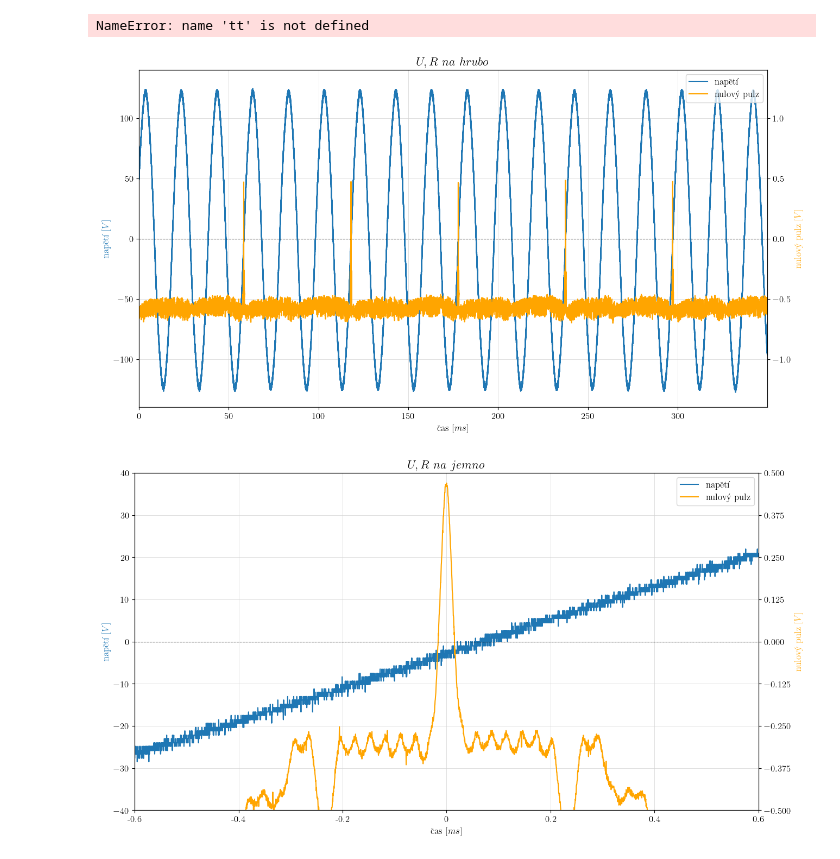
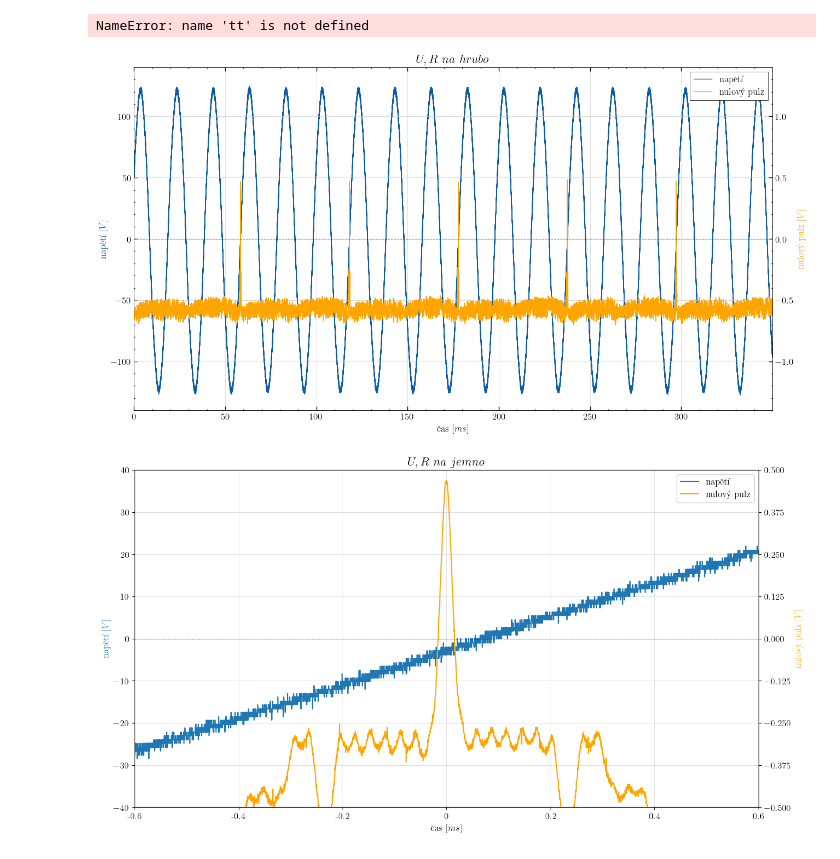
Before and after one commit to Buldadavid/plot, a Jupyter notebook: ERN_NEW_LATEX.ipynb, the cells around one changed output. Cells and saved outputs as stored; diff of their text form; code cells hidden in the pictures.

```diff
--- a/ERN_NEW_LATEX.ipynb
+++ b/ERN_NEW_LATEX.ipynb
@@ -5,11 +5,7 @@ import csv
 import scipy
 from scipy.signal import find_peaks
 
-plt.rcParams.update({
-    "text.usetex": True,
-    'font.family':'serif',
-    'font.size': 12
-})
+plt.style.use('moje.mplstyle')
 # %%
 UR = np.genfromtxt("/home/david/Dokumenty/oscil/test-ur.csv", delimiter=',', skip_header=1)
 
@@ -54,35 +52,36 @@ NameError: name 'tt' is not defined
 # %%
 fig, host = plt.subplots(figsize=(13,7), layout='constrained')
 ax2 = host.twinx()
 host.set_xlim(0, t[-1])
 host.set_ylim(-140, 140)
 ax2.set_ylim(-1.4, 1.4)
 
 host.set_xlabel("čas $[ms]$", fontsize=12)
 host.set_ylabel("napětí $[V]$", fontsize=12)
 ax2.set_ylabel("nulový pulz $[V]$", fontsize=12)
 
 p1 = host.plot(t, u, label="napětí")
 p2 = ax2.plot(t, r, label="nulový pulz", color='orange')
 
-plt.hlines(0,0,t[-1],color = 'k', linestyles='--',lw = 0.75)
+plt.hlines(0.00075/2,0, t[-1], color = 'k', linestyles='--',lw = 0.75)
+
 # plt.title("U,R na hrubo")
 plt.title(r"$U,R$ $na$ $hrubo$", fontsize=16, color='k')
 host.legend(handles=p1+p2, loc='upper right')
 # host.set_yticks(np.arange(-120, 140, step=40))
 host.yaxis.label.set_color(p1[0].get_color())
 ax2.yaxis.label.set_color(p2[0].get_color())
 host.grid(color='lightgrey', linestyle='-', linewidth=0.5)
 
 # ax = plt.gca()
 # ax.spines['bottom'].set_color('k')
 # ax.spines['top'].set_color('k')
 # ax.spines['right'].set_color(p2[0].get_color())
 # ax.spines['left'].set_color(p1[0].get_color())
 
 plt.show()
 # %% [output]
-[figure, old version]
+[figure, new version]
 # %%
 fig, host = plt.subplots(figsize=(13,7), layout='constrained')
 ax2 = host.twinx()
```
Also changed, not shown: parts of 1 cell of this notebook, 1 other file.
